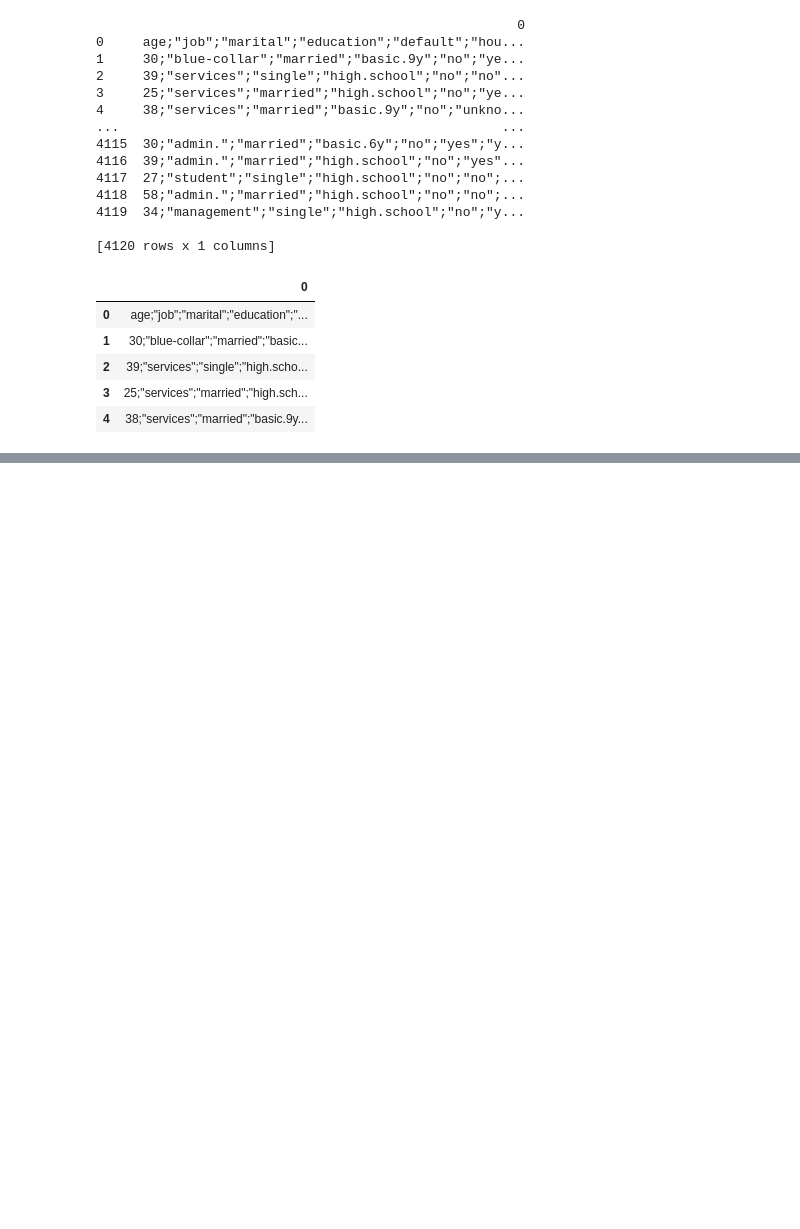
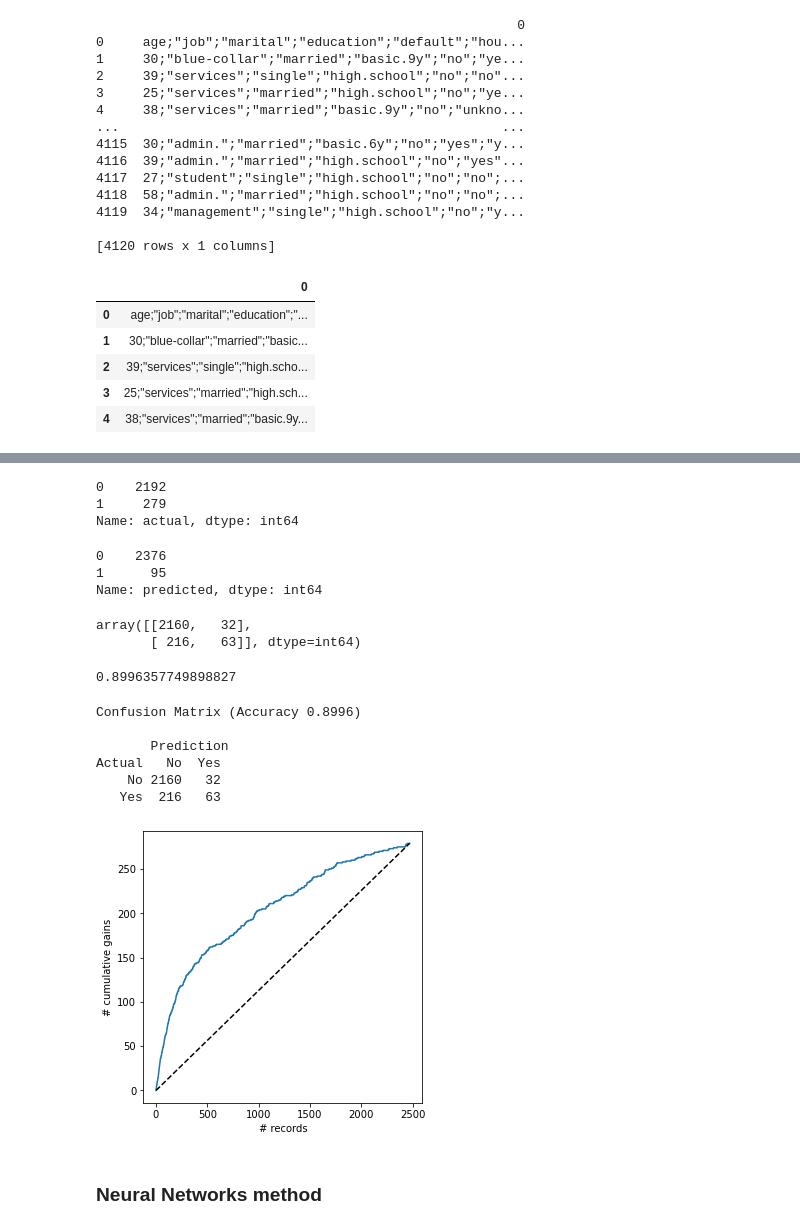
Before and after one commit to Yali20212021/ADMN5016-Assignment---Yali, a Jupyter notebook: ADMN5016 Assignment - Yali.ipynb, the cells around one changed output, grey strips where cells are left out. Drawn from its saved outputs; the diff is of its cells as text; code cells hidden in the pictures; blank space fills up the shorter version.

```diff
--- a/ADMN5016 Assignment - Yali.ipynb
+++ b/ADMN5016 Assignment - Yali.ipynb
@@ -49,0 +705,3 @@ print(df)
+# %%
+logit_reg_pred_train = logit_full.predict_proba(train_X)
+logit_reg_pred_train
@@ -49,0 +736,7 @@ print(df)
+# %%
+full_result_train = pd.DataFrame({'actual': train_y,
+ 'p(0)': [p[0] for p in logit_reg_pred_train],
+ 'p(1)': [p[1] for p in logit_reg_pred_train],
+ 'predicted': logit_full.predict(train_X)})
+full_result_train = full_result_train.sort_values(by=['p(1)'], ascending=False)
+full_result_train
@@ -49,0 +757,40 @@ print(df)
+# %%
+full_result_train['actual'].value_counts()
+# %% [output]
+0    2192
+1     279
+Name: actual, dtype: int64
+# %%
+full_result_train['predicted'].value_counts()
+# %% [output]
+0    2376
+1      95
+Name: predicted, dtype: int64
+# %%
+cm = confusion_matrix(full_result_train.actual, full_result_train.predicted)
+cm
+# %% [output]
+array([[2160,   32],
+       [ 216,   63]], dtype=int64)
+# %%
+Accuracy_train = (2160+63)/(2160+63+216+32)
+Accuracy_train
+# %% [output]
+0.8996357749898827
+# %%
+# confusion matrix
+classificationSummary(full_result_train.actual, full_result_train.predicted, class_names= ['No', 'Yes'])
+# %% [output]
+Confusion Matrix (Accuracy 0.8996)
+
+       Prediction
+Actual   No  Yes
+    No 2160   32
+   Yes  216   63
+# %%
+gainsChart(full_result_train.actual, figsize=[5, 5])
+plt.show()
+# %% [output]
+[figure, added]
+# %% [markdown]
+### Neural Networks method
```
Also changed, not shown: parts of 79 cells of this notebook, 1 other file.
